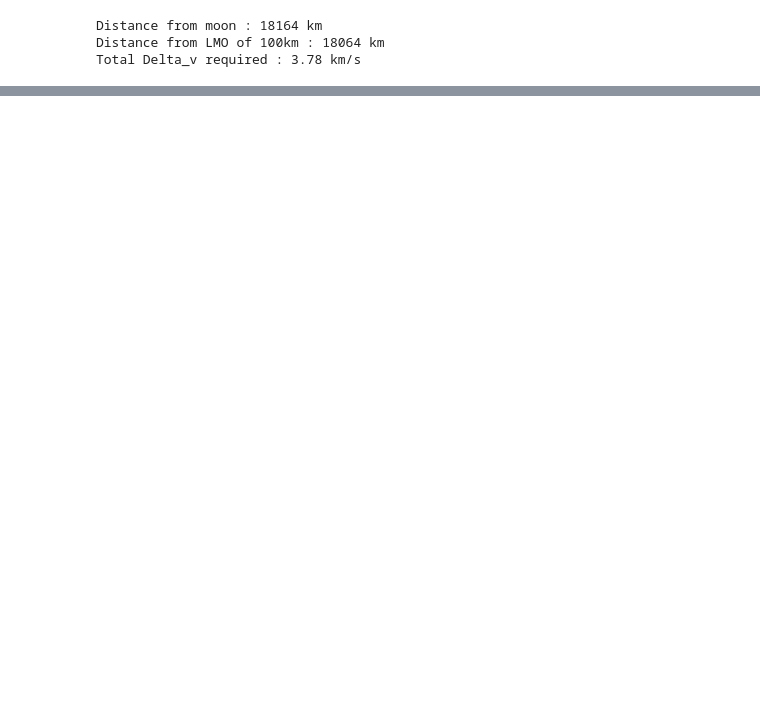
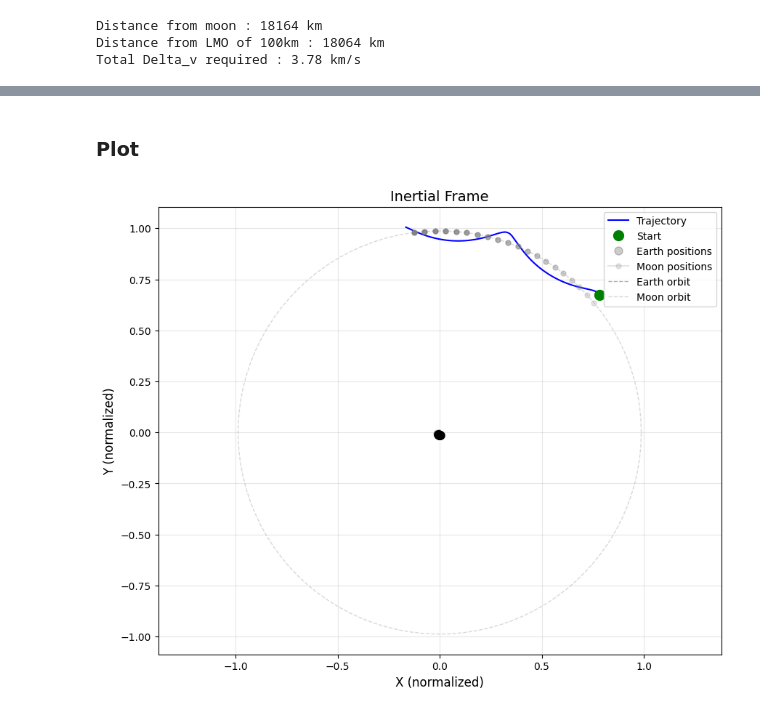
Before and after one commit to samcoulthurst/TrajectoryOptimizer, a Jupyter notebook: notebooks/results_viewer.ipynb, the cells around one changed output, grey strips where cells are left out. Drawn from its saved outputs; the diff is of its cells as text; code cells hidden in the pictures; blank space fills up the shorter version.

```diff
--- a/notebooks/results_viewer.ipynb
+++ b/notebooks/results_viewer.ipynb
@@ -104,2 +111,8 @@ states_llo_inertial = ciruclar_orbit_trajectory_moon(em, states_rocket_inertial[
 states_llo_rotating = em.trajectory_inertial_to_rotating(states_llo_inertial, t_eval_llo)
+# %% [markdown]
+### Plot
+# %%
+plot_trajectory(states_llo_rotating, em.mu, t_eval_llo, frame="Inertial")
+# %% [output]
+[figure, added]
 # %%
```
Also changed, not shown: parts of 11 cells of this notebook, 4 other files.
